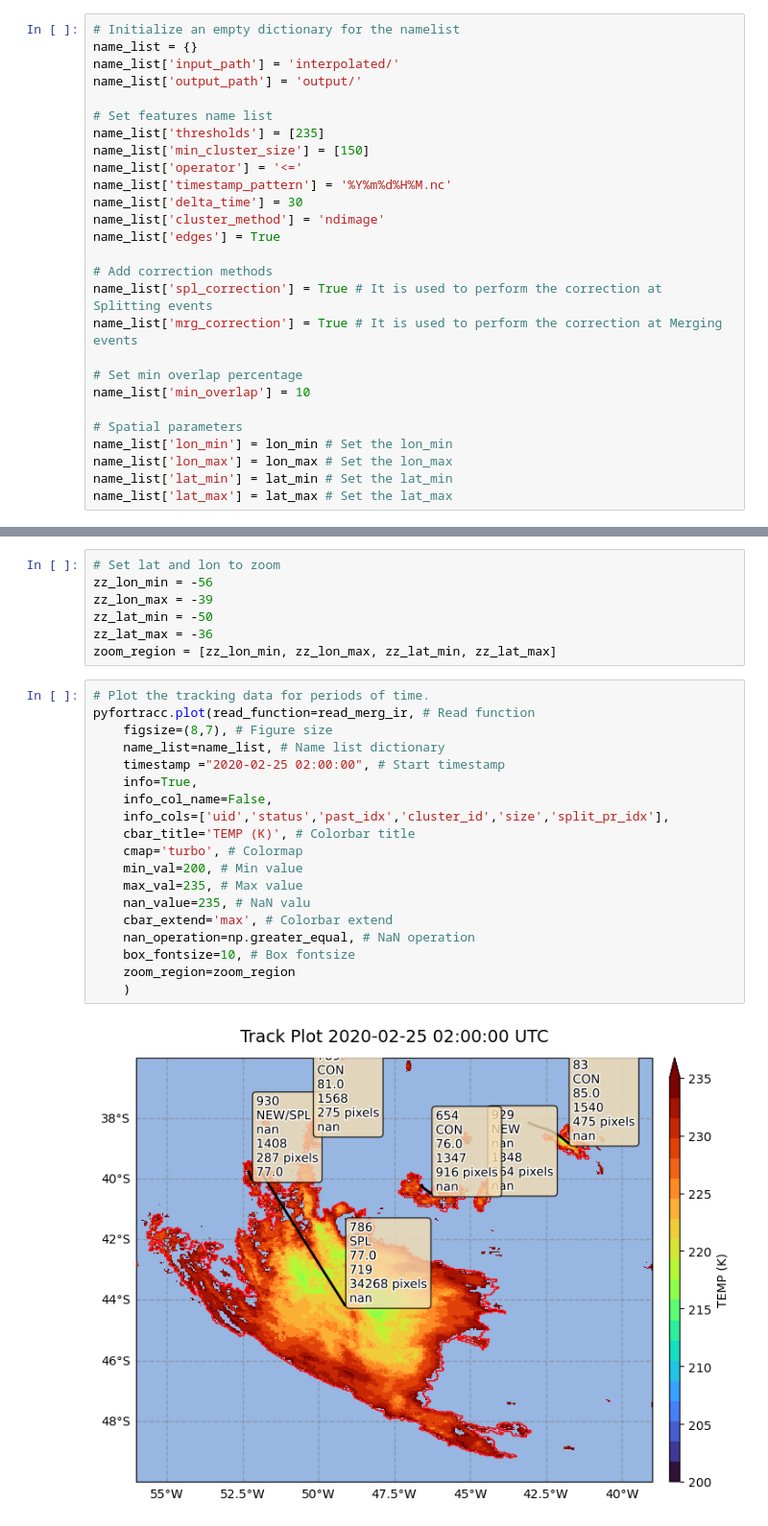
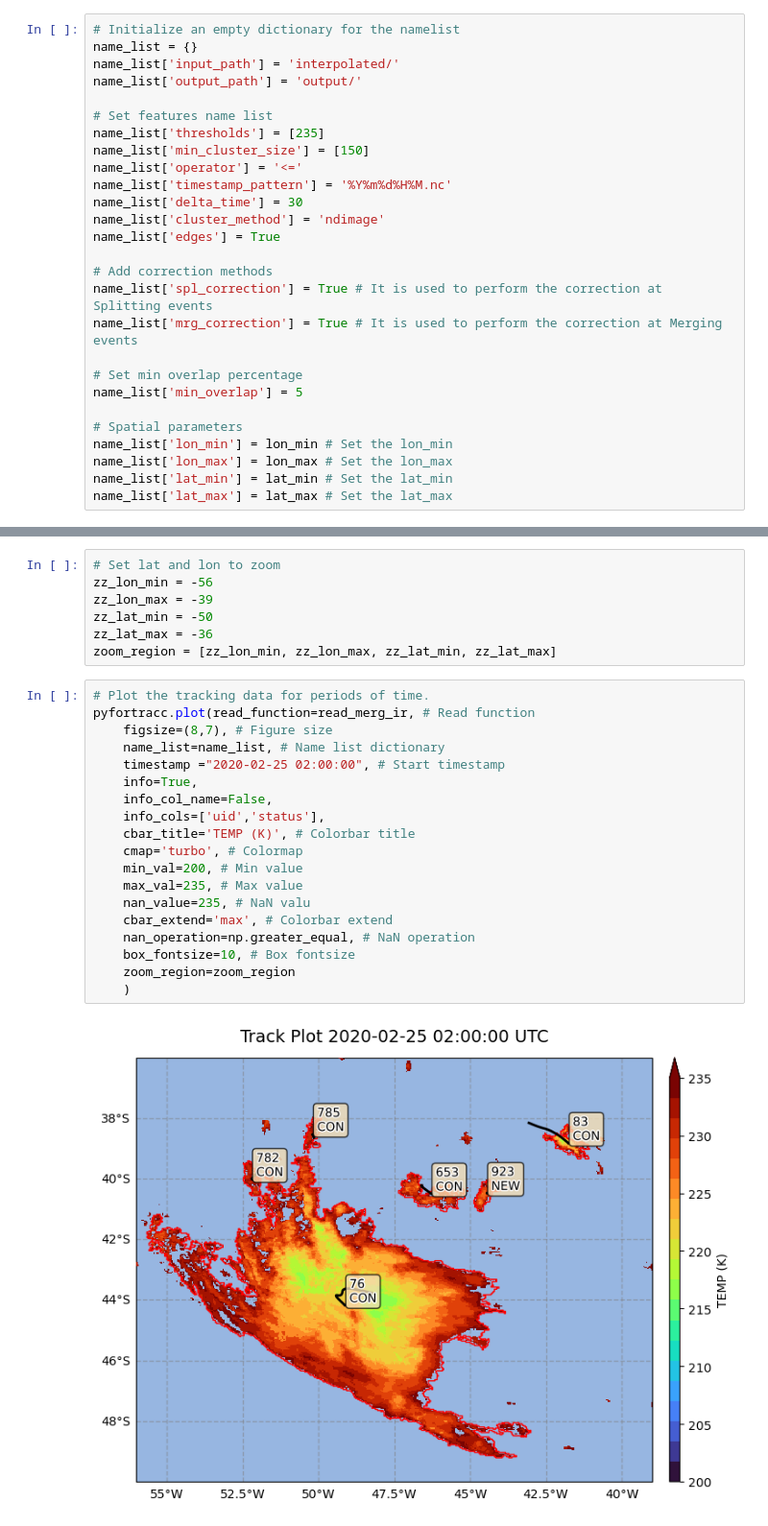
Before and after one commit to fortracc/pyfortracc, a Jupyter notebook: examples/testes_MRGSPL/Track_Infrared_global.ipynb, the cells around one changed output, grey strips where cells are left out. Shown at 96% size. Drawn from its saved outputs; the diff is of its cells as text.

```diff
--- a/examples/testes_MRGSPL/Track_Infrared_global.ipynb
+++ b/examples/testes_MRGSPL/Track_Infrared_global.ipynb
@@ -109,7 +108,7 @@ name_list['spl_correction'] = True # It is used to perform the correction at Spl
 name_list['mrg_correction'] = True # It is used to perform the correction at Merging events
 
 # Set min overlap percentage
-name_list['min_overlap'] = 10
+name_list['min_overlap'] = 5
 
 # Spatial parameters
 name_list['lon_min'] = lon_min # Set the lon_min
@@ -201,23 +162,23 @@ zoom_region = [zz_lon_min, zz_lon_max, zz_lat_min, zz_lat_max]
 # %%
 # Plot the tracking data for periods of time.
 pyfortracc.plot(read_function=read_merg_ir, # Read function
     figsize=(8,7), # Figure size
     name_list=name_list, # Name list dictionary
     timestamp ="2020-02-25 02:00:00", # Start timestamp
     info=True,
     info_col_name=False,
-    info_cols=['uid','status','past_idx','cluster_id','size','split_pr_idx'],
+    info_cols=['uid','status'],
     cbar_title='TEMP (K)', # Colorbar title
     cmap='turbo', # Colormap
     min_val=200, # Min value
     max_val=235, # Max value
     nan_value=235, # NaN valu
     cbar_extend='max', # Colorbar extend
     nan_operation=np.greater_equal, # NaN operation
     box_fontsize=10, # Box fontsize
     zoom_region=zoom_region
     )
 # %% [output]
-[figure, old version]
+[figure, new version]
 # %%
 # Set lat and lon to zoom
```
Also changed, not shown: parts of 17 cells of this notebook, 7 other files.
